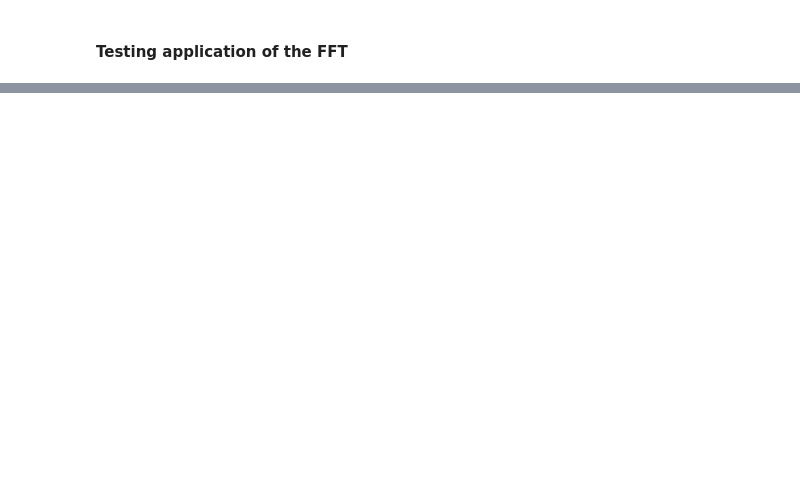
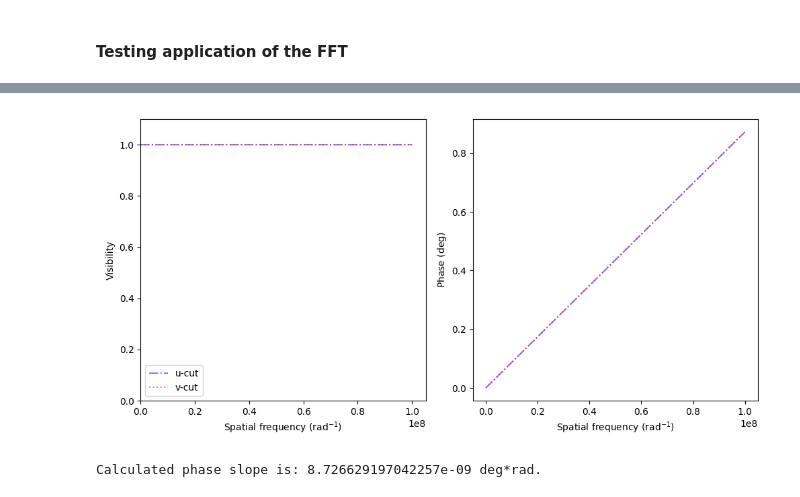
Before and after one commit to DePrinsT/organic, a Jupyter notebook: notebooks/experiments/calculate_observables.ipynb, the cells around one changed output, grey strips where cells are left out. Saved outputs shown, nothing was run; the diff lists cells and outputs as text; code cells hidden in the pictures; blank space fills up the shorter version.

```diff
--- a/notebooks/experiments/calculate_observables.ipynb
+++ b/notebooks/experiments/calculate_observables.ipynb
@@ -759,0 +540,10 @@ plt.show()
+# %%
+npix = 100
+ps = 0.01
+
+# Image with only central 4 pixels filled in.
+img_central_star = jnp.zeros((npix, npix))
+star = jnp.array([[1.0, 1.0], [1.0, 1.0]])  # Sub-image with star.
+img_central_star = img_central_star.at[
+    (npix // 2) - 1 : (npix // 2) + 1, (npix // 2) - 1 : (npix // 2) + 1
+].set(star)  # Insert star into image at central 4 pixels.
@@ -759,0 +578,68 @@ plt.show()
+# %%
+u_ucut = jnp.linspace(0, 100e6, 1000)
+v_ucut = jnp.zeros_like(u_ucut)
+vis_ucut = img_get_complex_visibilities(
+    img_central_star, u_ucut, v_ucut, ps=ps, padding=(20_000, 20_000)
+)
+
+v_vcut = jnp.linspace(0, 100e6, 1000)
+u_vcut = jnp.zeros_like(v_vcut)
+vis_vcut = img_get_complex_visibilities(
+    img_central_star, u_vcut, v_vcut, ps=ps, padding=(20_000, 20_000)
+)
+
+
+fig, ax = plt.subplots(1, 2, figsize=(10, 5))
+# Plot visibility cuts.
+ax[0].plot(
+    u_ucut,
+    jnp.abs(vis_ucut) / jnp.sum(img_central_star),
+    c="blue",
+    label="u-cut",
+    alpha=0.5,
+    ls="-.",
+)
+ax[0].plot(
+    v_vcut,
+    jnp.abs(vis_vcut) / jnp.sum(img_central_star),
+    c="red",
+    label="v-cut",
+    alpha=0.5,
+    ls="dotted",
+)
+ax[0].set_xlabel(r"Spatial frequency $\mathrm{(rad^{-1})}$")
+ax[0].set_ylabel(r"Visibility")
+ax[0].set_ylim(0, 1.1)
+ax[0].set_xlim(0)
+ax[0].legend()
+
+# Plot phase cuts.
+ax[1].plot(
+    u_ucut,
+    jnp.angle(vis_ucut, deg=True),
+    c="blue",
+    label="u-cut",
+    alpha=0.5,
+    ls="-.",
+)
+ax[1].plot(
+    v_vcut,
+    jnp.angle(vis_vcut, deg=True),
+    c="red",
+    label="v-cut",
+    alpha=0.5,
+    ls="dotted",
+)
+ax[1].set_xlabel(r"Spatial frequency $\mathrm{(rad^{-1})}$")
+ax[1].set_ylabel(r"Phase $\mathrm{(deg)}$")
+
+plt.tight_layout()
+plt.show()
+
+phase_slope = (jnp.angle(vis_ucut, deg=True)[-1] - jnp.angle(vis_ucut, deg=True)[0]) / (
+    u_ucut[-1] - u_ucut[0]
+)
+print(f"Calculated phase slope is: {phase_slope} deg*rad.")
+# %% [output]
+[figure, added]
+Calculated phase slope is: 8.726629197042257e-09 deg*rad.
```
Also changed, not shown: parts of 40 cells of this notebook, 8 other files.
